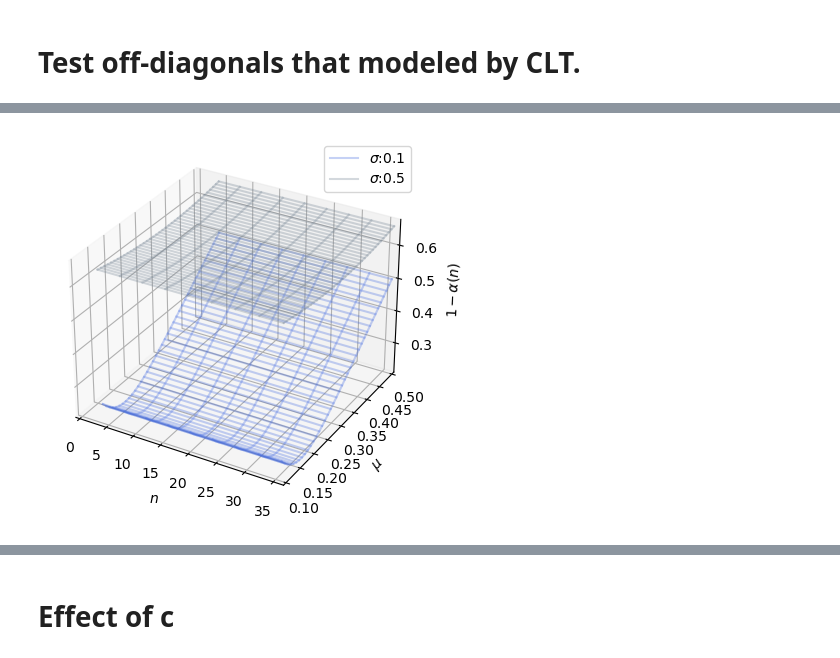
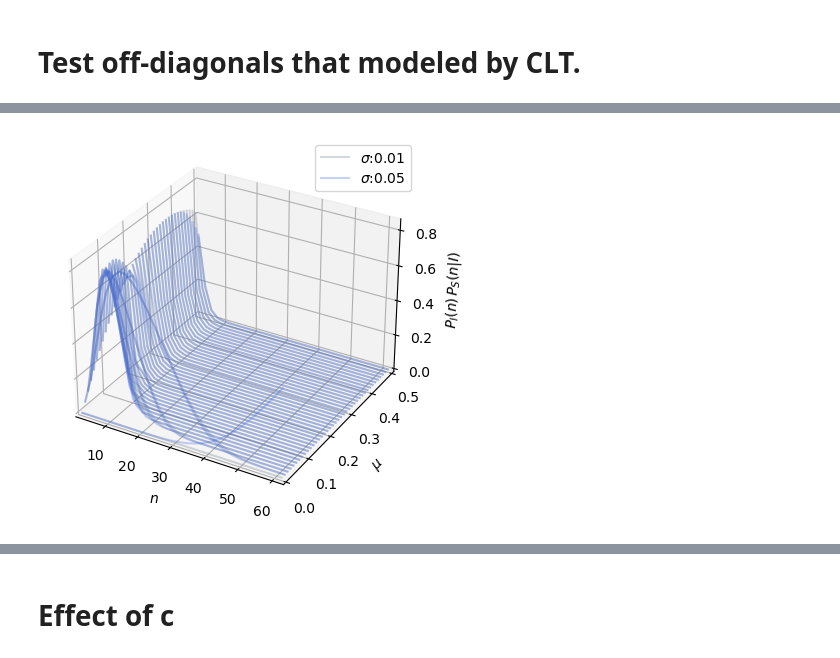
Before and after one commit to rpazuki/morpho_repo, a Jupyter notebook: Gershgoring/Final/P_I_P_S_estimates.ipynb, the cells around one changed output, grey strips where cells are left out. Cells and saved outputs as stored; diff of their text form; code cells hidden in the pictures.

```diff
--- a/Gershgoring/Final/P_I_P_S_estimates.ipynb
+++ b/Gershgoring/Final/P_I_P_S_estimates.ipynb
@@ -45,7 +45,7 @@ def alpha_exp(n ,lamb, c):
            + (1-(n/(c*lamb)))*erlang.cdf(c, n, scale=1/lamb))
 
 def alpha_clt(n, mu, sigma, c):
-    return (q2(c,mu, sigma, c) - q2(0,mu, sigma, c))
+    return (q2(c,n*mu, np.sqrt(n)*sigma, c) - q2(-c,n*mu, np.sqrt(n)*sigma, c))
 
 def gamma_exp(n ,lamb, c, warning=False, clt=False):
     dist_func = create_Erlang_dist(lamb, n)
@@ -133,7 +137,7 @@ plt.show()
 # %%
 c=10
 ns = 4*np.arange(1, 100, 2).astype(np.int32)#np.array([4, 8, 16, 32, 64, 128, 256])#, 512, 1024])
-lambs = np.linspace(1, 1000, 30)# np.array([1, 10, 50, 100, 500])
+lambs = np.linspace(1, 1000, 80)# np.array([1, 10, 50, 100, 500])
 
 alphas = np.array([[alpha_exp(n ,lamb, c)
                              for n in ns]
@@ -146,13 +150,15 @@ ax = plt.figure().add_subplot(projection='3d')
 
 for k,lamb in enumerate(lambs):
     ax.plot(ns, (1-gammas[k,:]*(1-alphas[k,:]))**ns - alphas[k,:]**ns, zs=lamb, zdir='y',
-            color='royalblue', alpha=.2)
+            color='slategray'#'royalblue'
+            , alpha=.2)
 
-for k,n in enumerate(ns):
-    ax.plot(lambs, (1-gammas[:,k]*(1-alphas[:,k]))**n - alphas[:,k]**n, zs=n, zdir='x',
-            color='royalblue', alpha=.4)
+# for k,n in enumerate(ns):
+#     ax.plot(lambs, (1-gammas[:,k]*(1-alphas[:,k]))**n - alphas[:,k]**n, zs=n, zdir='x',
+#             color='slategray'#'royalblue'
+#             , alpha=.4)
 
 ax.set(xlim=(0, ns[-1]), ylim=(lambs[0], lambs[-1]), zlim=(0, 1),
-       xlabel=r'$n$', ylabel=r'$\lambda$', zlabel=r'$(1-\gamma(1-\alpha))^n - \alpha^n$')
+       xlabel=r'$n$', ylabel=r'$\lambda$', zlabel=r'$P_I(n) \, P_S(n | I)$')
 plt.show()
 # %% [output]
@@ -166,31 +289,36 @@ alphas.shape
 # %%
 c=1
-ns = 4*np.arange(1, 10).astype(np.int32)
-sigmas = np.array([.1, .5])
+ns = np.arange(2, 64,2).astype(np.int32)
+sigmas = np.array([.01, .05])
+
 ax = plt.figure().add_subplot(projection='3d')
+colors = [ 'slategray', 'royalblue','navy']
+for i,sigma in enumerate(sigmas):
 
-colors = [ 'royalblue','slategray', 'navy']
-for i,sigma in enumerate(sigmas):
-    mus = np.linspace(0.1, .5, 40)
+    mus = np.linspace(0.0, .5, 40)
 
     alphas = np.array([[alpha_clt(n ,mu, sigma, c)
+                                 for n in ns]
+                                 for mu in mus ])
+
+    gammas = np.array([[gamma_clt(n ,mu, sigma, c)
                                  for n in ns]
                                  for mu in mus ])
 
 
     for k,mu in enumerate(mus):
 
-        ax.plot(ns, 1-alphas[k,:], zs=mu, zdir='y',
+        ax.plot(ns, (1-gammas[k,:]*(1-alphas[k,:]))**ns - alphas[k,:]**ns, zs=mu, zdir='y',
                 color=colors[i%3], alpha=.3, label= (r"$\sigma$:" f"{sigma}" if k == 0 else ""))
 
-    for k,n in enumerate(ns):
-        ax.plot(mus, 1-alphas[:,k], zs=n, zdir='x',
-                color=colors[i%3], alpha=.3)
+#     for k,n in enumerate(ns):
+#         ax.plot(mus, (1-gammas[:,k]*(1-alphas[:,k]))**n - alphas[:,k]**n, zs=n, zdir='x',
+#                 color=colors[i%3], alpha=.3)
 
 
-ax.set(xlim=(0, ns[-1]), ylim=(mus[0], mus[-1]), #zlim=(0, 1),
-       xlabel=r'$n$', ylabel=r'$\mu$', zlabel=r'$1-\alpha(n)$')
+ax.set(xlim=(ns[0], ns[-1]), ylim=(mus[0], mus[-1]), #zlim=(0, 1),
+       xlabel=r'$n$', ylabel=r'$\mu$', zlabel=r'$P_I(n) \, P_S(n | I)$')
 plt.legend()
 plt.show()
 # %% [output]
-[figure, old version]
+[figure, new version]
```
Also changed, not shown: parts of 14 cells of this notebook, 4 other files.
